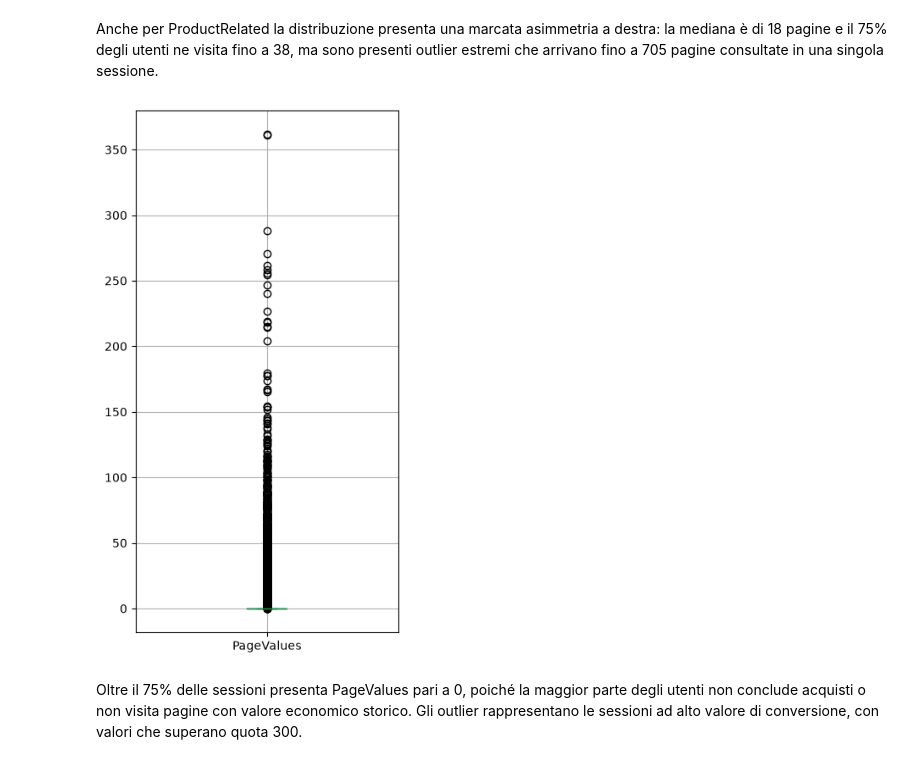
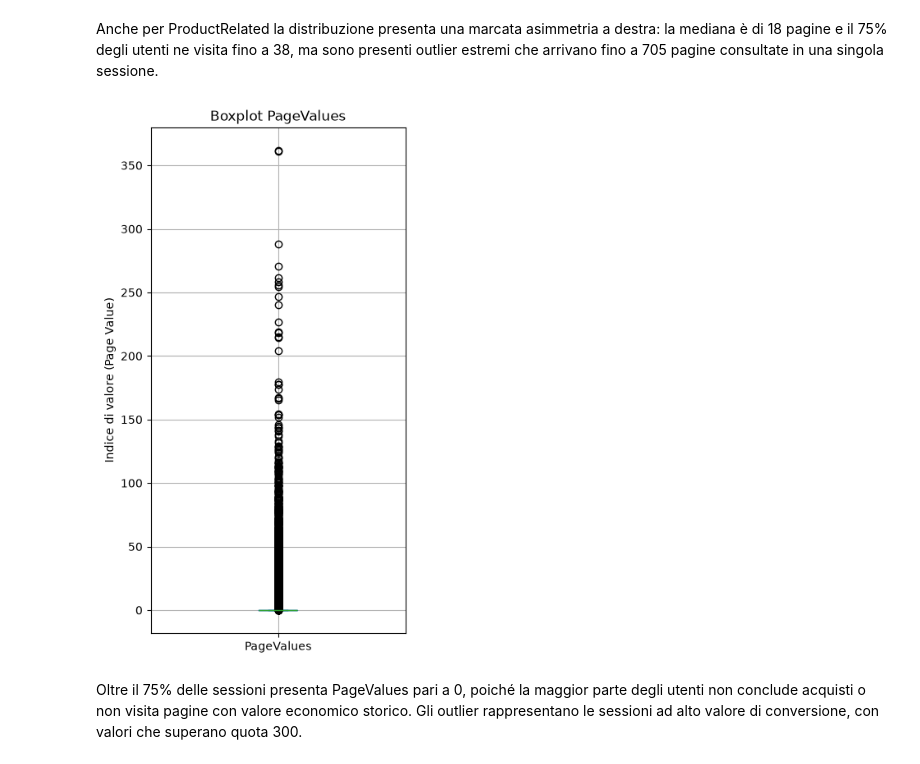
Before and after one commit to Filok10/fad-2627-projects, a Jupyter notebook: notebooks/analisi.ipynb, the cells around one changed output. Cells and saved outputs as stored; diff of their text form; code cells hidden in the pictures.

```diff
--- a/notebooks/analisi.ipynb
+++ b/notebooks/analisi.ipynb
@@ -185,10 +189,12 @@ plt.show()
 Anche per ProductRelated la distribuzione presenta una marcata asimmetria a destra: la mediana è di 18 pagine e il 75% degli utenti ne visita fino a 38, ma sono presenti outlier estremi che arrivano fino a 705 pagine consultate in una singola sessione.
 # %%
 df['PageValues'].plot.box(figsize=(4,8))
+plt.title('Boxplot PageValues')
+plt.ylabel('Indice di valore (Page Value)')
 plt.grid()
 plt.show()
 # %% [output]
-[figure, old version]
+[figure, new version]
 # %% [markdown]
 Oltre il 75% delle sessioni presenta PageValues pari a 0, poiché la maggior parte degli utenti non conclude acquisti o non visita pagine con valore economico storico. Gli outlier rappresentano le sessioni ad alto valore di conversione, con valori che superano quota 300.
 # %% [markdown]
```
Also changed, not shown: parts of 22 cells of this notebook.
